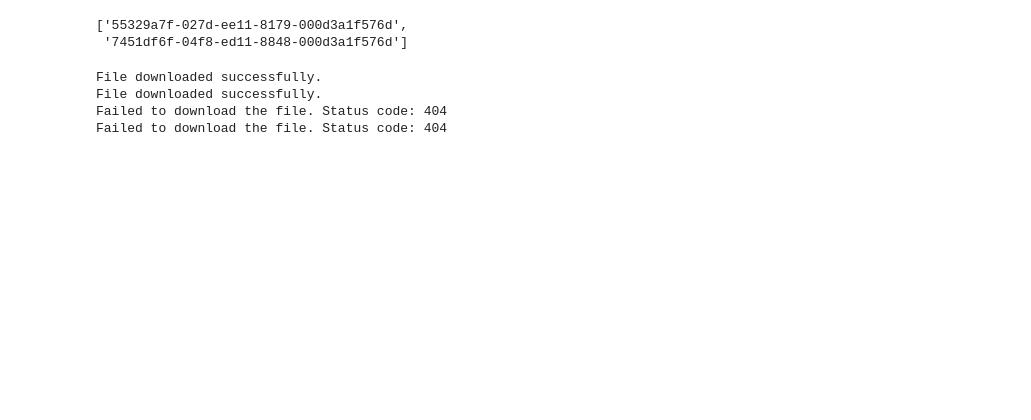
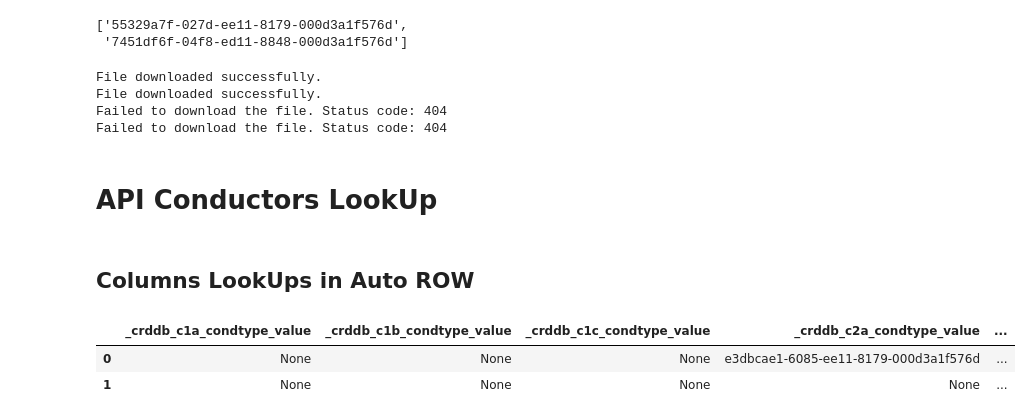
Before and after one commit to LucasLessa1/Projects, a Jupyter notebook: PowerApps/request_notebook.ipynb, the cells around one changed output. Drawn from its saved outputs; the diff is of its cells as text; code cells hidden in the pictures; blank space fills up the shorter version.

```diff
--- a/PowerApps/request_notebook.ipynb
+++ b/PowerApps/request_notebook.ipynb
@@ -185,0 +170,13 @@ else:
+# %% [markdown]
+# API Conductors LookUp
+# %% [markdown]
+## Columns LookUps in Auto ROW
+# %%
+lookup = ['_crddb_c1a_condtype_value', '_crddb_c1b_condtype_value', '_crddb_c1c_condtype_value', '_crddb_c2a_condtype_value',
+    '_crddb_c2b_condtype_value', '_crddb_c2c_condtype_value', '_crddb_sw1_condtype_value', '_crddb_sw2_condtype_value']
+
+data_df[lookup]
+# %% [output]
+|  | _crddb_c1a_condtype_value | _crddb_c1b_condtype_value | _crddb_c1c_condtype_value | _crddb_c2a_condtype_value | ... |
+| 0 | None | None | None | e3dbcae1-6085-ee11-8179-000d3a1f576d | ... |
+| 1 | None | None | None | None | ... |
```
Also changed, not shown: parts of 31 cells of this notebook.
